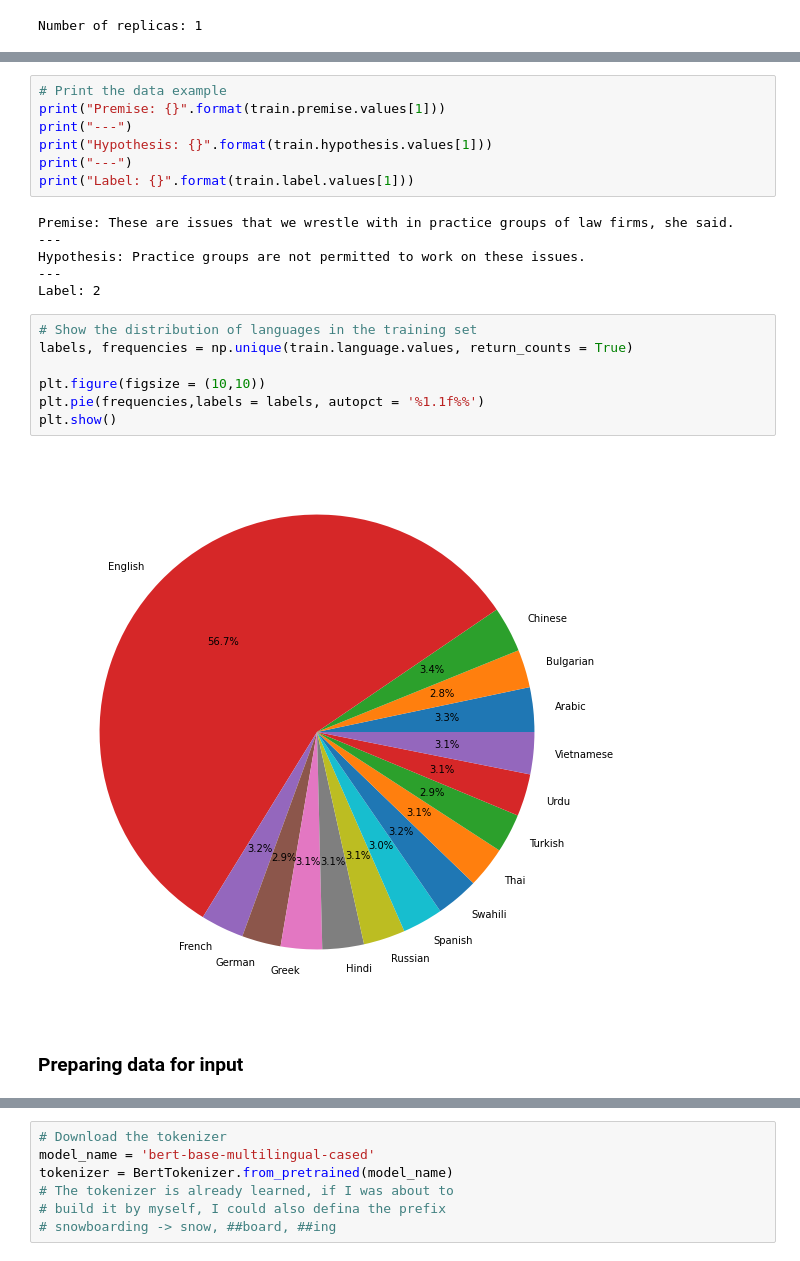
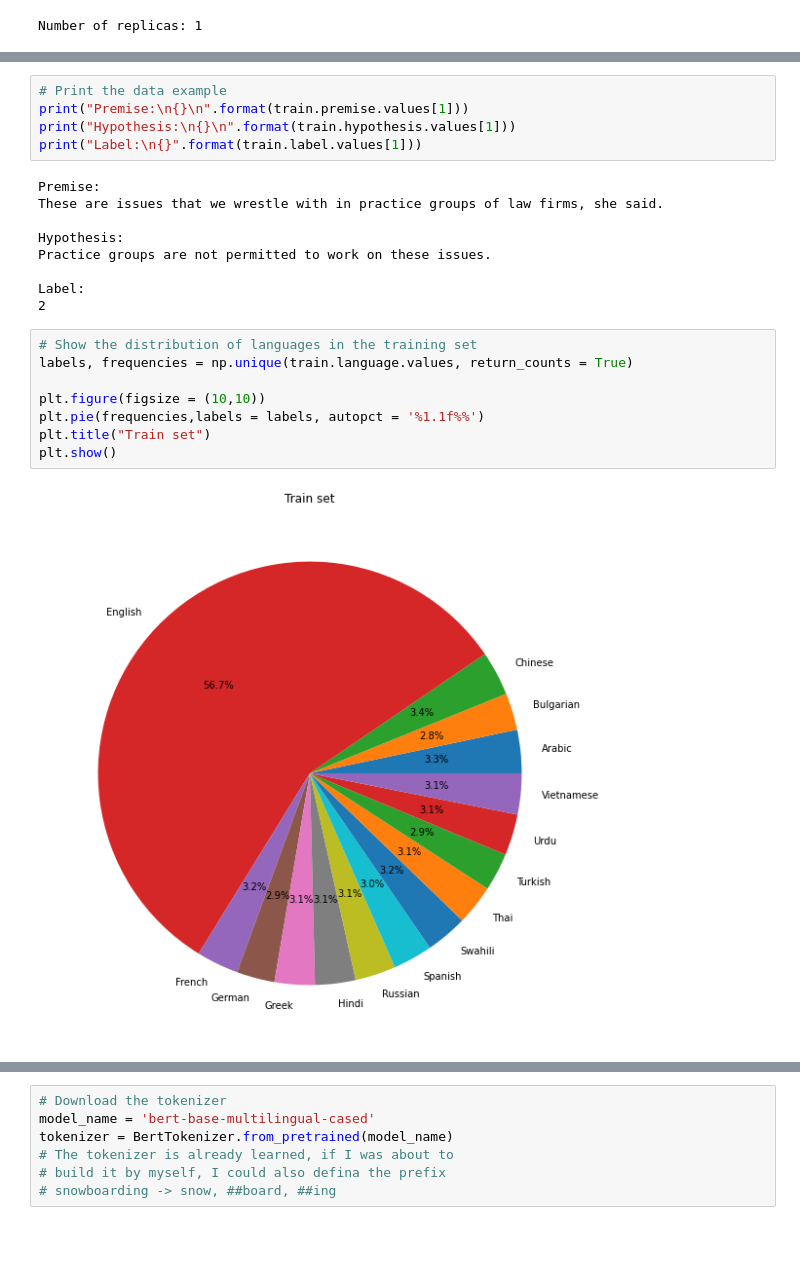
Before and after one commit to daveomri/NLP-BERT-study, a Jupyter notebook: natural-language-inferencing.ipynb, the cells around one changed output, grey strips where cells are left out. Cells and saved outputs as stored; diff of their text form.

```diff
--- a/natural-language-inferencing.ipynb
+++ b/natural-language-inferencing.ipynb
@@ -71,24 +74,24 @@ train.head()
 # %%
 # Print the data example
-print("Premise: {}".format(train.premise.values[1]))
-print("---")
-print("Hypothesis: {}".format(train.hypothesis.values[1]))
-print("---")
-print("Label: {}".format(train.label.values[1]))
+print("Premise:\n{}\n".format(train.premise.values[1]))
+print("Hypothesis:\n{}\n".format(train.hypothesis.values[1]))
+print("Label:\n{}".format(train.label.values[1]))
 # %% [output]
-Premise: These are issues that we wrestle with in practice groups of law firms, she said.
----
-Hypothesis: Practice groups are not permitted to work on these issues.
----
-Label: 2
+Premise:
+These are issues that we wrestle with in practice groups of law firms, she said.
+
+Hypothesis:
+Practice groups are not permitted to work on these issues.
+
+Label:
+2
 # %%
 # Show the distribution of languages in the training set
 labels, frequencies = np.unique(train.language.values, return_counts = True)
 
 plt.figure(figsize = (10,10))
 plt.pie(frequencies,labels = labels, autopct = '%1.1f%%')
+plt.title("Train set")
 plt.show()
 # %% [output]
-[figure, old version]
+[figure, new version]
-# %% [markdown]
-### Preparing data for input
```
Also changed, not shown: parts of 12 cells of this notebook.
